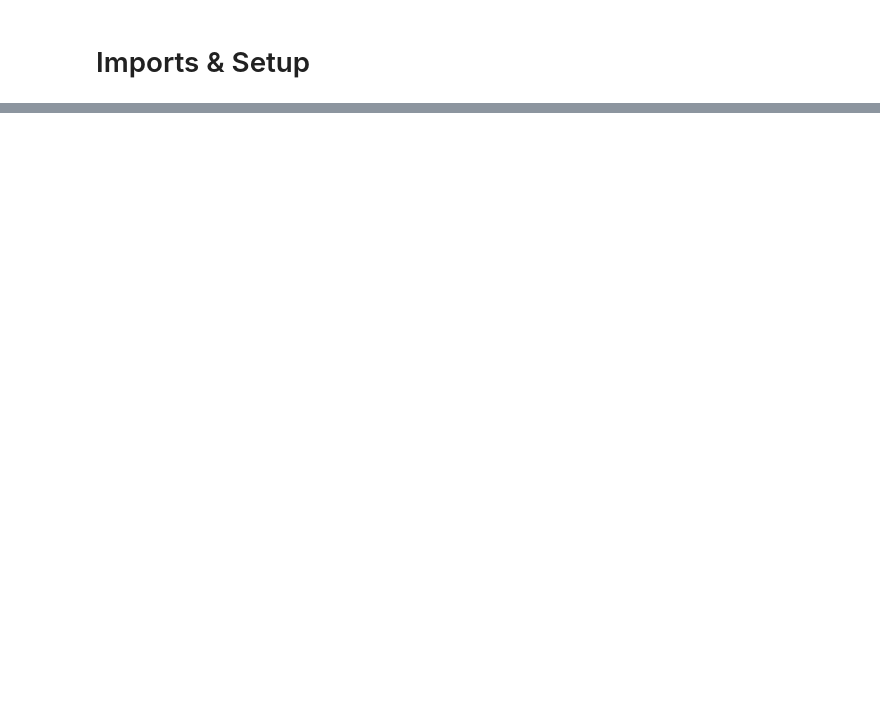
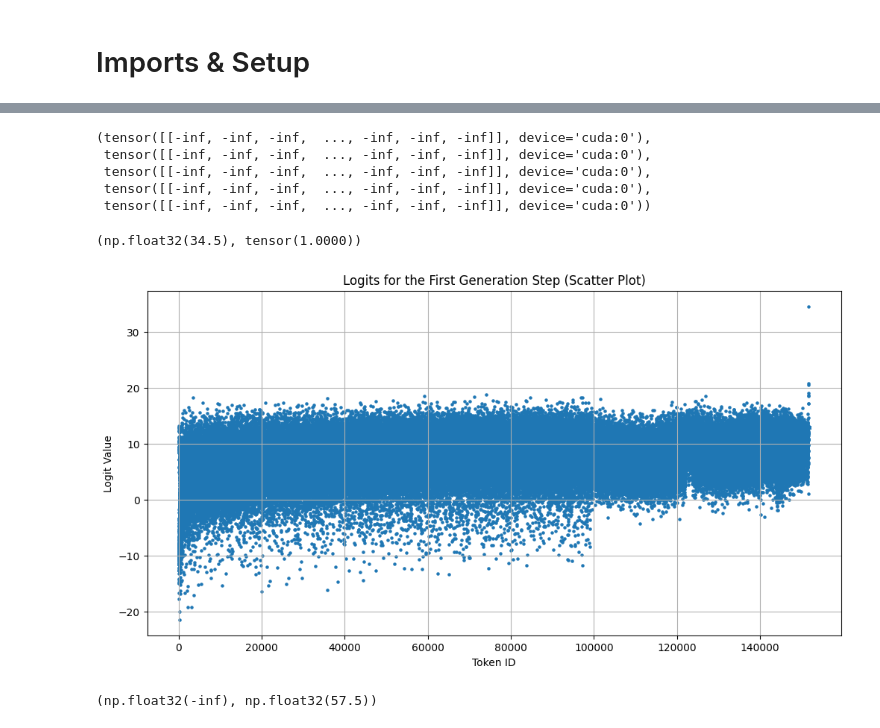
Before and after one commit to adityashukzy/MAT1510-Project, a Jupyter notebook: graph.ipynb, the cells around one changed output, grey strips where cells are left out. Saved outputs shown, nothing was run; the diff lists cells and outputs as text; code cells hidden in the pictures; blank space fills up the shorter version.

```diff
--- a/graph.ipynb
+++ b/graph.ipynb
@@ -94,0 +123,9 @@ model
+# %%
+inputs = model.prepare_inputs("The capital of France is")
+# %%
+custom_logits_processor = CustomLogitsProcessor(preceding_token=inputs.input_ids[0][0].detach().cpu())
+response, scores, logits = model.generate(
+    inputs,
+    max_new_tokens=5,
+    custom_logits_processors=[custom_logits_processor]
+)
@@ -94,0 +169,32 @@ model
+# %%
+scores
+# %% [output]
+(tensor([[-inf, -inf, -inf,  ..., -inf, -inf, -inf]], device='cuda:0'),
+ tensor([[-inf, -inf, -inf,  ..., -inf, -inf, -inf]], device='cuda:0'),
+ tensor([[-inf, -inf, -inf,  ..., -inf, -inf, -inf]], device='cuda:0'),
+ tensor([[-inf, -inf, -inf,  ..., -inf, -inf, -inf]], device='cuda:0'),
+ tensor([[-inf, -inf, -inf,  ..., -inf, -inf, -inf]], device='cuda:0'))
+# %%
+logits[0].detach().cpu().numpy().max(), torch.nn.functional.softmax(logits[0].detach().cpu(), dim=1).max()
+# %% [output]
+(np.float32(34.5), tensor(1.0000))
+# %%
+import matplotlib.pyplot as plt
+
+# Access the first tensor in the logits tuple
+first_logits = logits[0].detach().cpu().numpy()
+
+# Create a scatter plot
+plt.figure(figsize=(12, 6))
+plt.scatter(range(len(first_logits.flatten())), first_logits.flatten(), s=5) # s is marker size
+plt.title('Logits for the First Generation Step (Scatter Plot)')
+plt.xlabel('Token ID')
+plt.ylabel('Logit Value')
+plt.grid(True)
+plt.show()
+# %% [output]
+[figure, added]
+# %%
+first_scores.min(), first_scores.max()
+# %% [output]
+(np.float32(-inf), np.float32(57.5))
```
Also changed, not shown: parts of 9 cells of this notebook.
